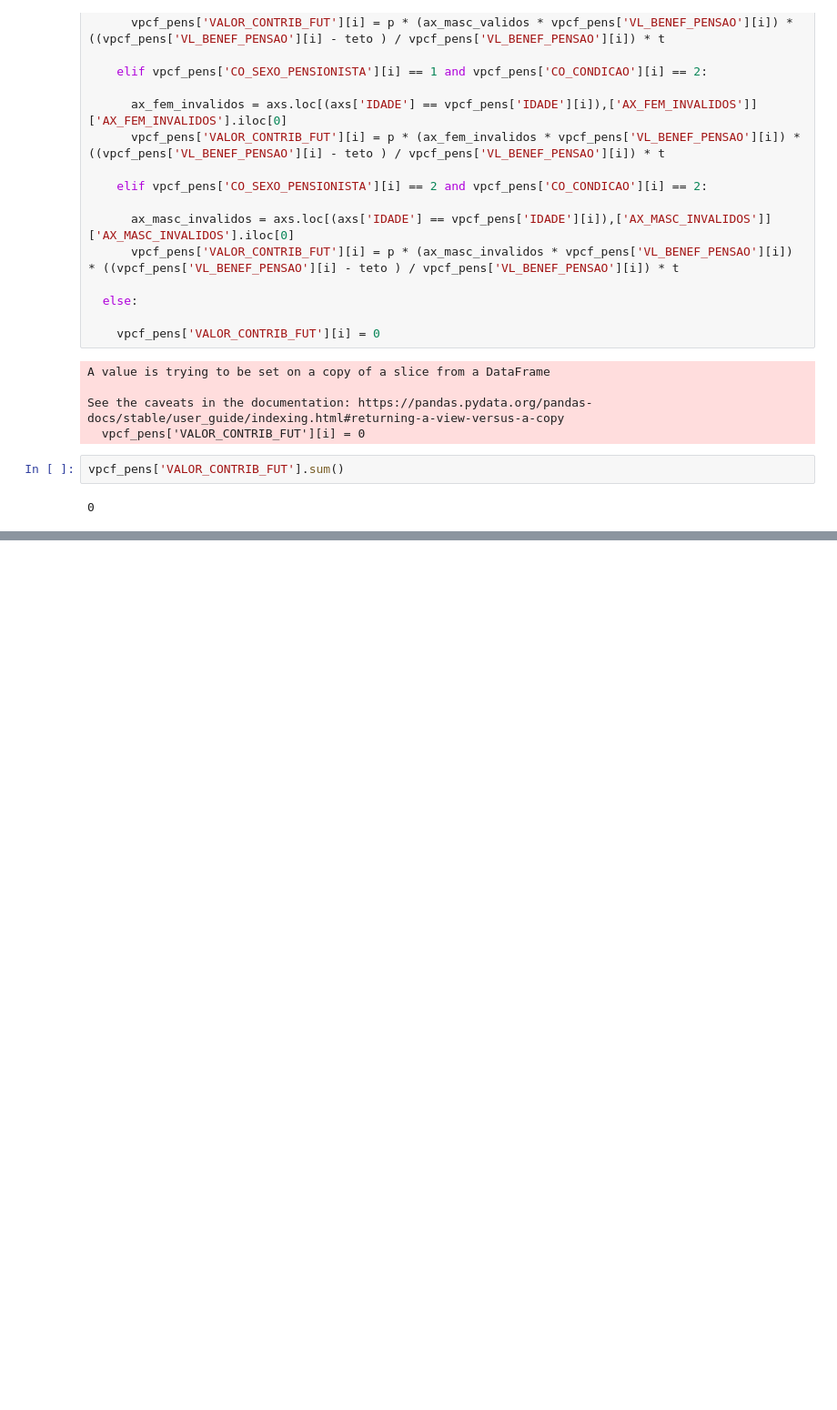
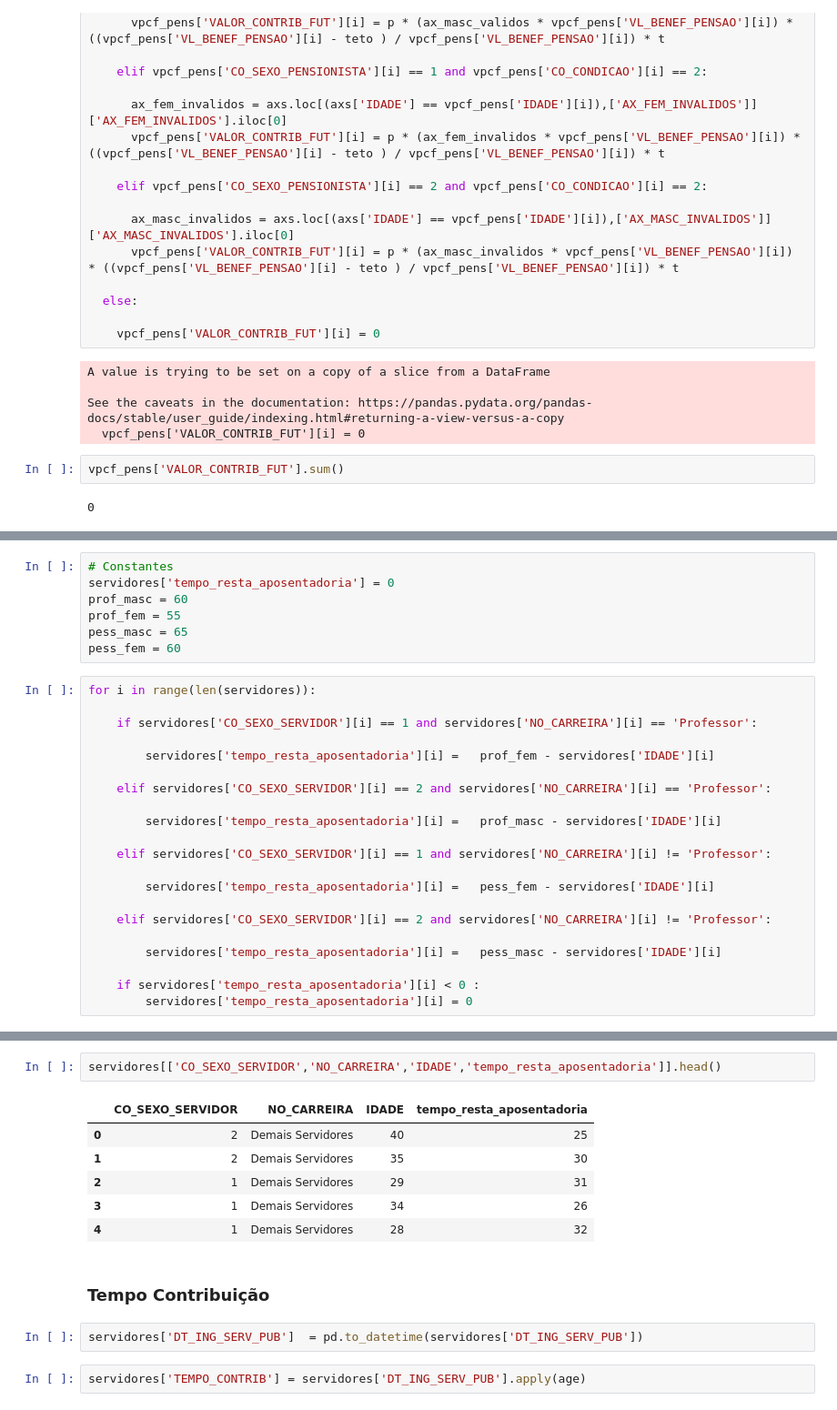
Before and after one commit to alexdesousapereira/CodigosTratamentoRPPS, a Jupyter notebook: PARTE2-CalculoDREAtuarial.ipynb, the cells around one changed output, grey strips where cells are left out. Shown: that part at 91% size. Cells and saved outputs as stored; diff of their text form; blank space fills up the shorter version.

```diff
--- a/PARTE2-CalculoDREAtuarial.ipynb
+++ b/PARTE2-CalculoDREAtuarial.ipynb
@@ -482,0 +507,28 @@ vpcf_pens['VALOR_CONTRIB_FUT'].sum()
+# %%
+# Constantes
+servidores['tempo_resta_aposentadoria'] = 0
+prof_masc = 60
+prof_fem = 55
+pess_masc = 65
+pess_fem = 60
+# %%
+for i in range(len(servidores)):
+
+    if servidores['CO_SEXO_SERVIDOR'][i] == 1 and servidores['NO_CARREIRA'][i] == 'Professor':
+
+        servidores['tempo_resta_aposentadoria'][i] =   prof_fem - servidores['IDADE'][i]
+
+    elif servidores['CO_SEXO_SERVIDOR'][i] == 2 and servidores['NO_CARREIRA'][i] == 'Professor':
+
+        servidores['tempo_resta_aposentadoria'][i] =   prof_masc - servidores['IDADE'][i]
+
+    elif servidores['CO_SEXO_SERVIDOR'][i] == 1 and servidores['NO_CARREIRA'][i] != 'Professor':
+
+        servidores['tempo_resta_aposentadoria'][i] =   pess_fem - servidores['IDADE'][i]
+
+    elif servidores['CO_SEXO_SERVIDOR'][i] == 2 and servidores['NO_CARREIRA'][i] != 'Professor':
+
+        servidores['tempo_resta_aposentadoria'][i] =   pess_masc - servidores['IDADE'][i]
+
+    if servidores['tempo_resta_aposentadoria'][i] < 0 :
+        servidores['tempo_resta_aposentadoria'][i] = 0
@@ -482,0 +552,15 @@ vpcf_pens['VALOR_CONTRIB_FUT'].sum()
+# %%
+servidores[['CO_SEXO_SERVIDOR','NO_CARREIRA','IDADE','tempo_resta_aposentadoria']].head()
+# %% [output]
+|  | CO_SEXO_SERVIDOR | NO_CARREIRA | IDADE | tempo_resta_aposentadoria |
+| 0 | 2 | Demais Servidores | 40 | 25 |
+| 1 | 2 | Demais Servidores | 35 | 30 |
+| 2 | 1 | Demais Servidores | 29 | 31 |
+| 3 | 1 | Demais Servidores | 34 | 26 |
+| 4 | 1 | Demais Servidores | 28 | 32 |
+# %% [markdown]
+### Tempo Contribuição
+# %%
+servidores['DT_ING_SERV_PUB']  = pd.to_datetime(servidores['DT_ING_SERV_PUB'])
+# %%
+servidores['TEMPO_CONTRIB'] = servidores['DT_ING_SERV_PUB'].apply(age)
```
Also changed, not shown: parts of 12 cells of this notebook, 11 other files.
